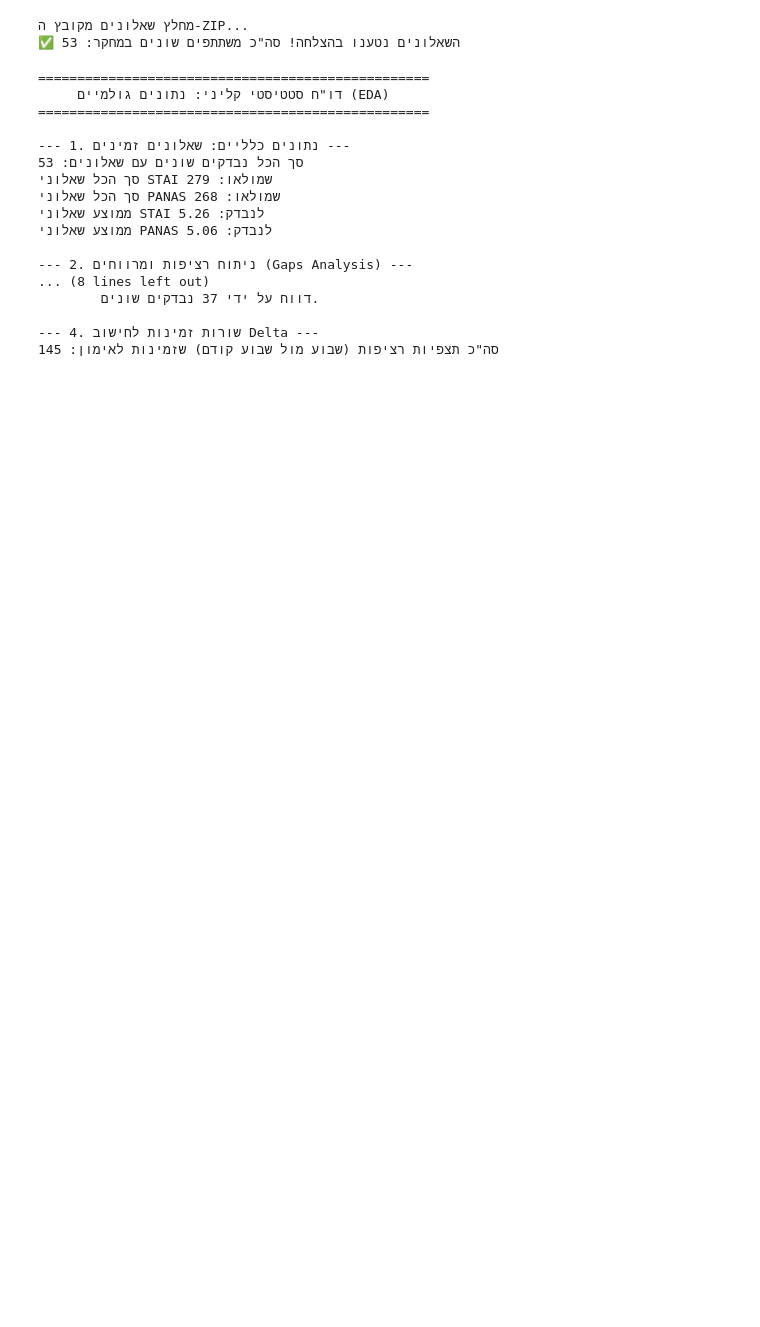
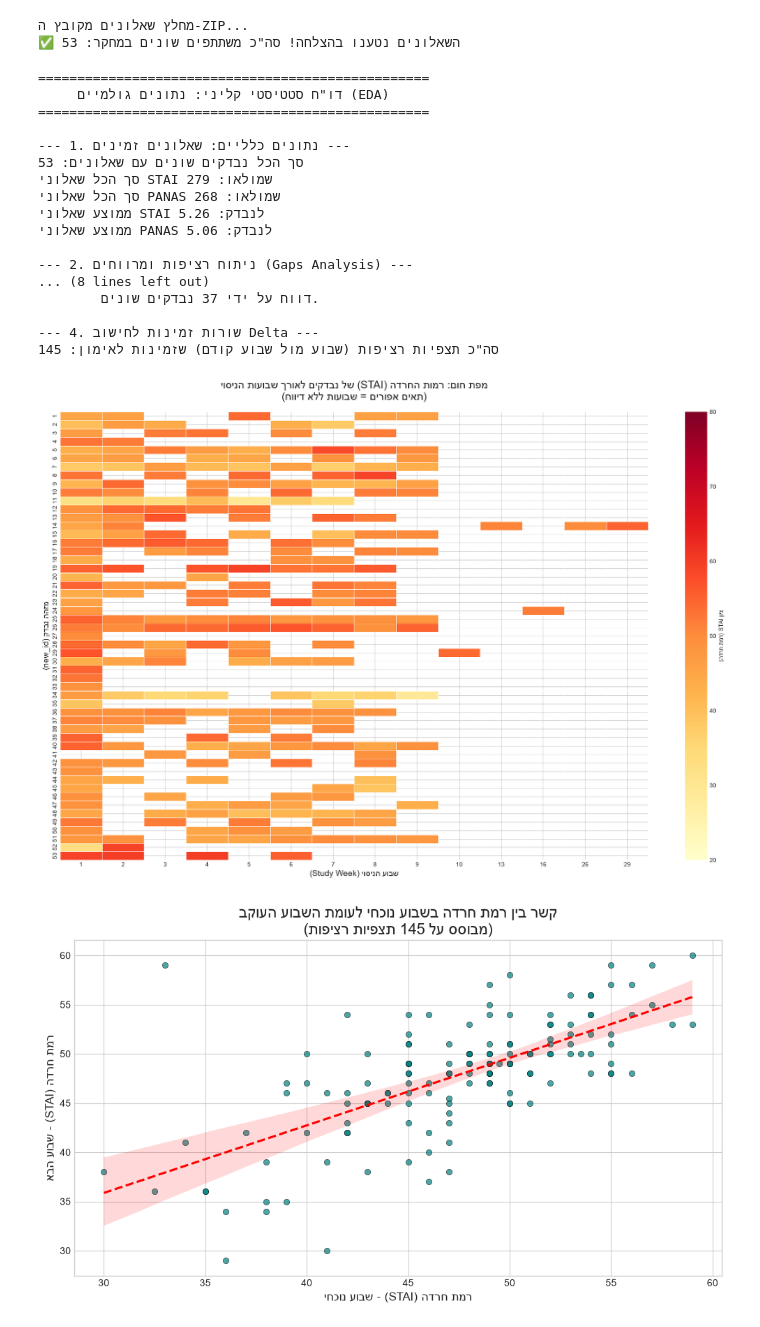
Before and after one commit to MoriahTDaniel/lifesnaps_project, a Jupyter notebook: notebooks/02_week_eda.ipynb, the cells around one changed output. Saved outputs shown, nothing was run; the diff lists cells and outputs as text; code cells hidden in the pictures; blank space fills up the shorter version.

```diff
--- a/notebooks/02_week_eda.ipynb
+++ b/notebooks/02_week_eda.ipynb
@@ -158,3 +158,55 @@ print(f"סה\"כ תצפיות רציפות (שבוע מול שבוע קודם)
 
 --- 4. שורות זמינות לחישוב Delta ---
 סה"כ תצפיות רציפות (שבוע מול שבוע קודם) שזמינות לאימון: 145
+# %%
+import matplotlib.pyplot as plt
+import seaborn as sns
+
+# עיצוב כללי לגרפים
+plt.style.use('seaborn-v0_8-whitegrid')
+sns.set_palette("Set2")
+
+# =========================================================
+# 1. מפת חום: מעקב רמות חרדה (STAI) ורציפות לאורך שבועות הניסוי
+# =========================================================
+# ניצור טבלת ציר (Pivot) - שורות: נבדקים, עמודות: שבועות, ערכים: ציון חרדה
+pivot_stai = weekly_surveys_df.pivot(index='new_id', columns='study_week', values='stai_stress')
+
+plt.figure(figsize=(18, 12))
+# נשתמש במפת צבעים (YlOrRd) - צהוב לחרדה נמוכה, אדום לחרדה גבוהה
+# נגדיר שערכים חסרים (NaN) יופיעו בצבע אפור בהיר
+sns.heatmap(pivot_stai, cmap="YlOrRd", linewidths=.5, linecolor='white',
+            cbar_kws={'label': 'ציון STAI (רמת חרדה)'},
+            facecolor='lightgrey', # צבע הרקע לתאים ריקים (חורים בנתונים)
+            vmin=20, vmax=80)      # טווח הגיוני לשאלון STAI
+
+plt.title("מפת חום: רמות החרדה (STAI) של נבדקים לאורך שבועות הניסוי\n(תאים אפורים = שבועות ללא דיווח)", fontsize=18, pad=20)
+plt.xlabel("שבוע הניסוי (Study Week)", fontsize=14)
+plt.ylabel("מזהה נבדק (new_id)", fontsize=14)
+plt.xticks(rotation=0)
+plt.tight_layout()
+plt.show()
+
+# =========================================================
+# 2. ניתוח רציפות (Delta) - השוואת חרדה בין שבועות עוקבים
+# =========================================================
+# שימוש בטבלת הזוגות שנעמה כבר הכינה (weekly_pairs_df)
+if not weekly_pairs_df.empty:
+    plt.figure(figsize=(10, 6))
+
+    # גרף פיזור המראה את החרדה בשבוע הנוכחי מול השבוע הבא
+    sns.scatterplot(data=weekly_pairs_df, x='prev_stai_stress', y='stai_stress',
+                    alpha=0.7, color='teal', edgecolor='black')
+
+    # הוספת קו מגמה (רגרסיה ליניארית)
+    sns.regplot(data=weekly_pairs_df, x='prev_stai_stress', y='stai_stress',
+                scatter=False, color='red', line_kws={'linestyle':'--'})
+
+    plt.title(f"קשר בין רמת חרדה בשבוע נוכחי לעומת השבוע העוקב\n(מבוסס על {len(weekly_pairs_df)} תצפיות רציפות)", fontsize=16)
+    plt.xlabel("רמת חרדה (STAI) - שבוע נוכחי", fontsize=12)
+    plt.ylabel("רמת חרדה (STAI) - שבוע הבא", fontsize=12)
+    plt.tight_layout()
+    plt.show()
+# %% [output]
+[figure, added]
+[figure, added]
```
Also changed, not shown: parts of 19 cells of this notebook.
